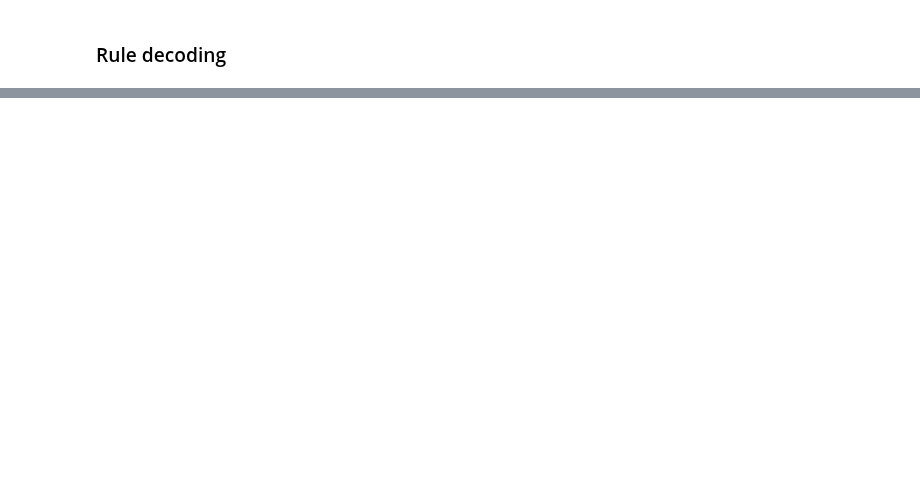
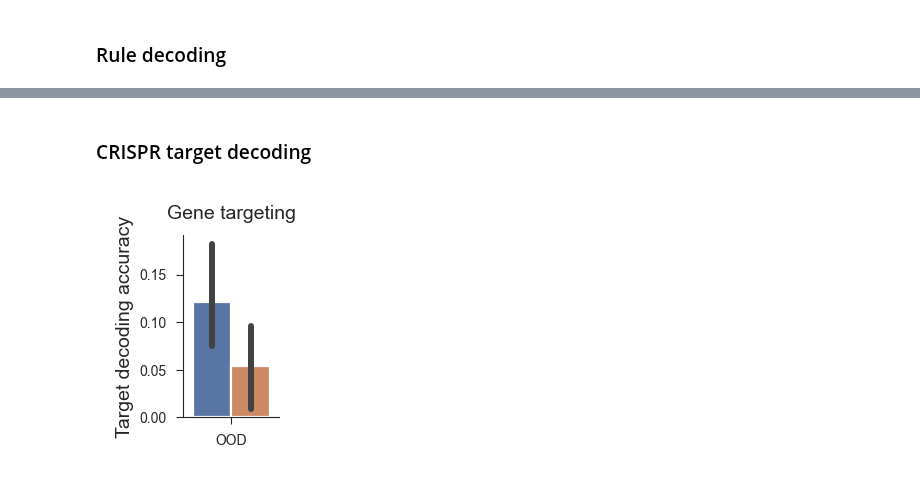
Before and after one commit to EricElmoznino/explicit_implicit_icl, a Jupyter notebook: notebooks/paper/figures.ipynb, the cells around one changed output, grey strips where cells are left out. Saved outputs shown, nothing was run; the diff lists cells and outputs as text; code cells hidden in the pictures; blank space fills up the shorter version.

```diff
--- a/notebooks/paper/figures.ipynb
+++ b/notebooks/paper/figures.ipynb
@@ -203,0 +278,36 @@ plt.show()
+# %% [markdown]
+### CRISPR target decoding
+# %%
+data = get_run_performances(
+    wandb_username="ericelmoznino",
+    dataset="gene_crispr",
+    compare_across=["model"],
+    comparison_metrics=["val/ptb_id_acc"],
+    filters={
+        "config.model": {
+            "$in": [
+                "explicit-transformer-dropoutcontext",
+                "explicit-mlp",
+            ]
+        },
+    },
+    save_path="data/gene_target_decoding.csv",
+)
+data["model"] = data["model"].replace(
+    {"explicit-transformer-dropoutcontext": "explicit-transformer"}
+)
+
+fig, ax = plt.subplots(figsize=(0.9, 1.3))
+model_comparison_barplot(
+    data=data,
+    metrics="val/ptb_id_acc",
+    metric_short_names={"val/ptb_id_acc": "OOD"},
+    metric_units="Target decoding accuracy",
+    ax=ax,
+)
+ax.set(title="Gene targeting")
+ax.legend(loc="upper right").remove()
+fig.savefig("saved/gene_target_decoding.pdf")
+plt.show()
+# %% [output]
+[figure, added]
```
Also changed, not shown: parts of 11 cells of this notebook, 12 other files.
